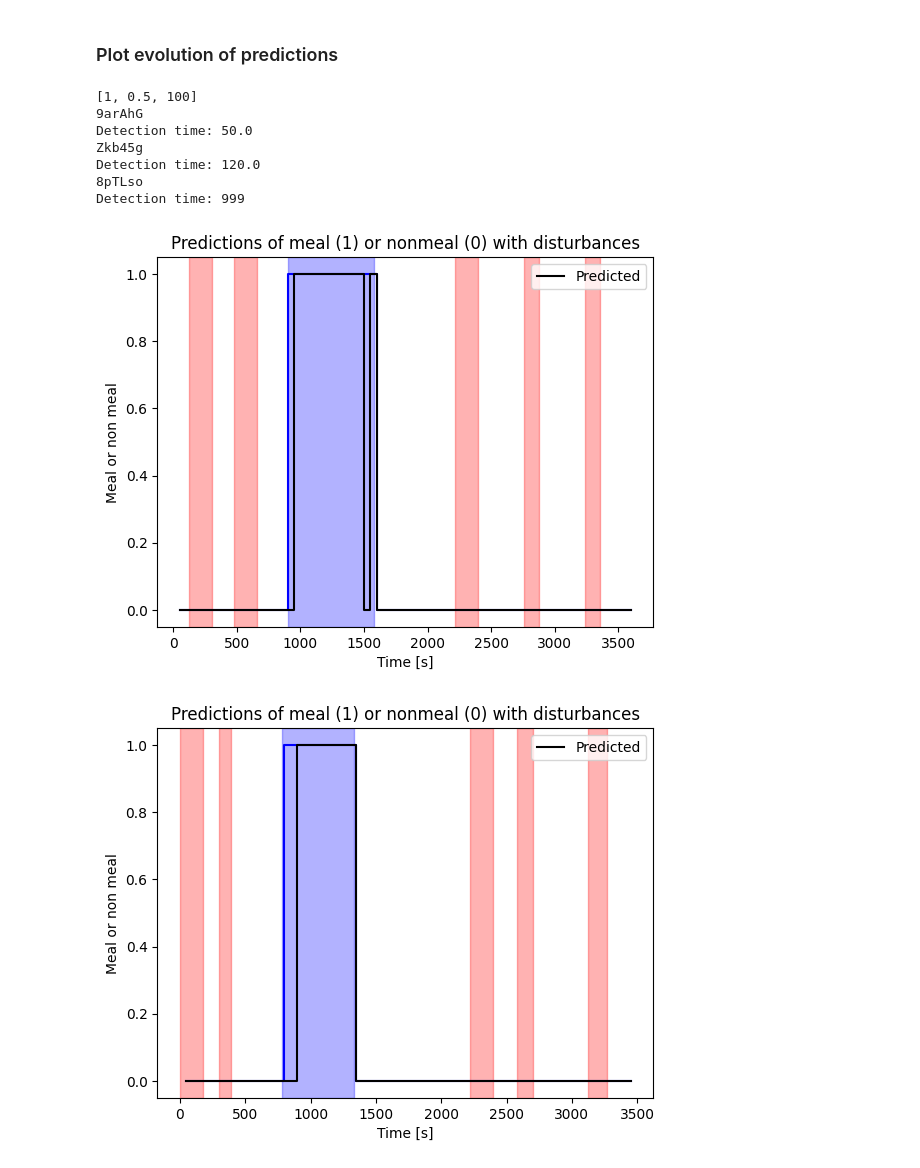
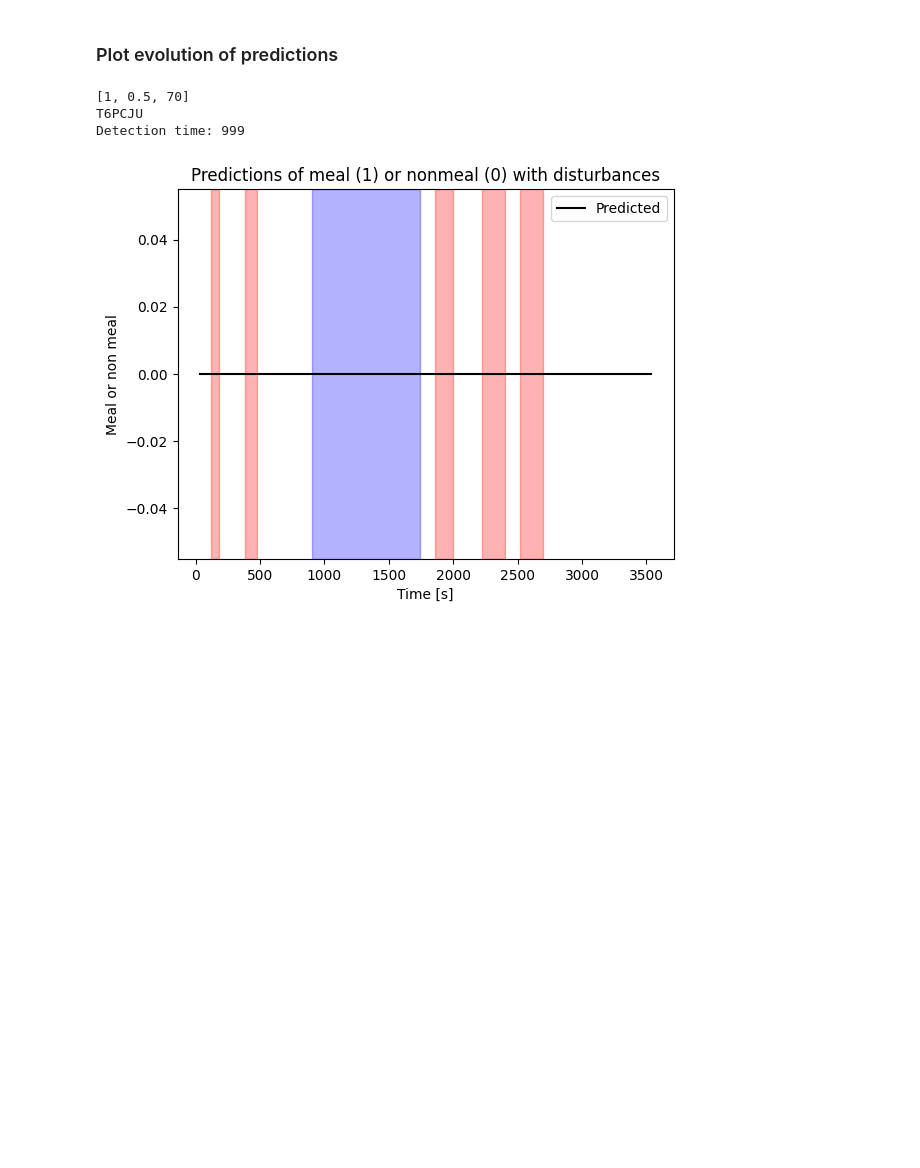
Before and after one commit to Majager/master_ML, a Jupyter notebook: Results/Analyze_results.ipynb, the cells around one changed output. Cells and saved outputs as stored; diff of their text form; code cells hidden in the pictures; blank space fills up the shorter version.

```diff
--- a/Results/Analyze_results.ipynb
+++ b/Results/Analyze_results.ipynb
@@ -208,7 +208,7 @@ def plot_evolution(true,predictions,disturbances,subsequence_length):
             plt.axvspan(start, end, color="b", alpha=0.3)
         else:
             plt.axvspan(start,end, color="r", alpha=0.3)
-    plt.step(time,true,color='b')
+    #plt.step(time,true,color='b')
     plt.step(time,predictions,where='post',color='k',linestyle='-',label='Predicted')
     plt.title('Predictions of meal (1) or nonmeal (0) with disturbances')
     plt.xlabel('Time [s]')
@@ -256,18 +256,14 @@ def find_evolution_parameters(folder_path):
         disturbances = find_disturbances(ids[subject_idx])
         plot_evolution(true[subject_idx],predictions[subject_idx],disturbances,subsequence_length)
 # %%
-#folder_path = "hmm_test\\data\\20250219_141318"
-#folder_path = "hmm_validation\\data\\20250219_122350"
-#folder_path = "rnn_test\\data\\20250219_144202"
-folder_path = "lda_validation\\data\\20250219_144622"
+#folder_path = "hmm_validation\\data\\20250220_105418"
+#folder_path = "hmm_test\\data\\20250220_105740"
+folder_path = "lda_validation\\data\\20250220_110250"
+#folder_path =
+#folder_path =
 find_evolution_parameters(folder_path)
 # %% [output]
-[1, 0.5, 100]
-9arAhG
-Detection time: 50.0
-Zkb45g
-Detection time: 120.0
-8pTLso
+[1, 0.5, 70]
+T6PCJU
 Detection time: 999
-[figure, old version]
+[figure, new version]
-[figure, removed]
```
Also changed, not shown: parts of 1 cell of this notebook, 6 other files.
